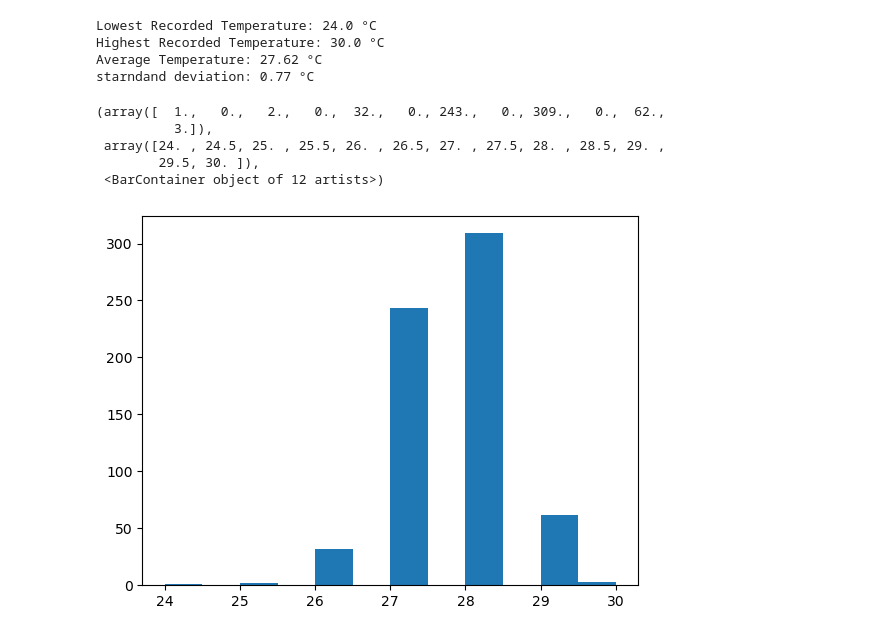
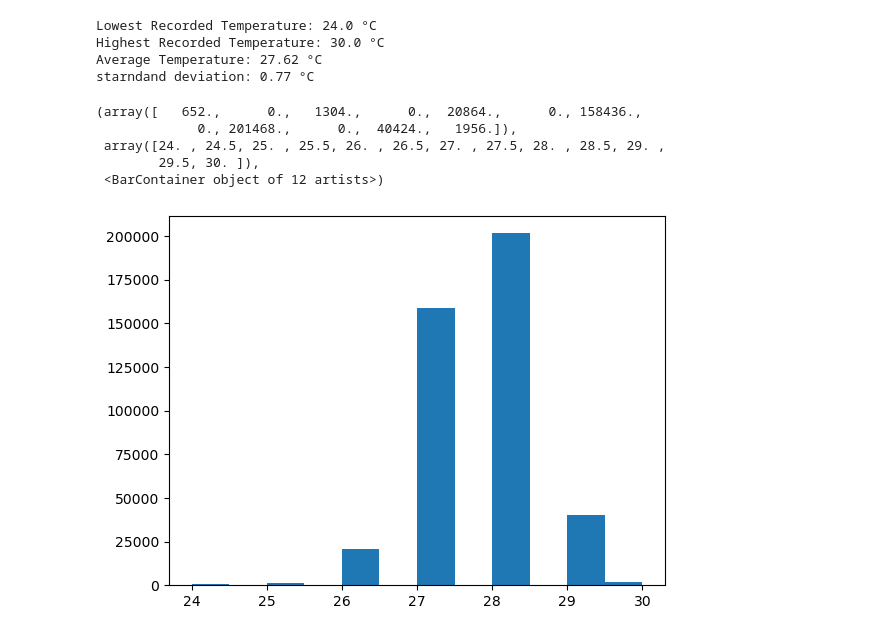
Before and after one commit to speedy-insect/Dataset-W, a Jupyter notebook: Py file/Aly.ipynb, the cells around one changed output. Saved outputs shown, nothing was run; the diff lists cells and outputs as text; code cells hidden in the pictures.

```diff
--- a/Py file/Aly.ipynb
+++ b/Py file/Aly.ipynb
@@ -108,0 +114,32 @@ A.head()
+# %%
+#this function filters the dataframe by parameter value
+def filter_parameters(df, location_name, parameter_value):
+    filtered_With_parameter = df[df['parameter'] == parameter_value]
+    filter_location = df[df['location_name'] == location_name]
+    filtered_df = filter_location.merge(filtered_With_parameter, on = ['location_name','parameter'])
+    return filtered_df
+
+# Function to analyze temperature data
+def analyze_temperature_data(data_frame):
+    highest_temperature = max(data_frame["value_x"])
+    lowest_temperature = min(data_frame["value_x"])
+    average_temperature = round(sum(data_frame["value_x"]) / len(data_frame["value_x"]), 2)
+    standard_deviation = round(np.std(data_frame["value_x"]), 2)
+
+    analysis_results = {
+        "Lowest Recorded Temperature": f"{lowest_temperature} °C",
+        "Highest Recorded Temperature": f"{highest_temperature} °C",
+        "Average Temperature": f"{average_temperature} °C",
+        "Standard Deviation": f"{standard_deviation} °C"
+    }
+
+    return analysis_results
+
+
+# Run the cell below to load the data and filter by parameter value
+Nyayo_Temp_ANSYS = filter_parameters(df_combined,"Nyayo Embakasi, Nairobi",'temperature')
+Nakuru_Temp_ANSYS = filter_parameters(df_combined,"Malkia, Nakuru (DBUSY3473 → ATQJXRNT)",'temperature')
+Hauptstraße_Temp_ANSYS = filter_parameters(df_combined,"Hauptstraße Oberstedten",'temperature')
+
+# see  the head of the filted data
+Hauptstraße_Temp_ANSYS.head()
@@ -109,24 +233,26 @@ A.head()
 # %%
 #get the highest and lowest temperatures recorded in a given period
-highest_temperature = max(A["value"])
-lowest_temperature = min(A["value"])
+highest_temperature = max(Nyayo_Temp_ANSYS["value_x"])
+lowest_temperature = min(Nyayo_Temp_ANSYS["value_x"])
 
 print(f'Lowest Recorded Temperature: {lowest_temperature} °C')
 print(f'Highest Recorded Temperature: {highest_temperature} °C')
 
-print(f'Average Temperature: {round(sum(A["value"])/len(A["value"]), 2)} °C')
-print(f'starndand deviation: {round(np.std(A["value"]), 2)} °C')
+print(f'Average Temperature: {round(sum(Nyayo_Temp_ANSYS["value_x"])/len(Nyayo_Temp_ANSYS["value_x"]), 2)} °C')
+print(f'starndand deviation: {round(np.std(Nyayo_Temp_ANSYS["value_x"]), 2)} °C')
 
 #plot a histogram of the temperature data
-plt.hist(A["value"], bins=12)
+plt.hist(Nyayo_Temp_ANSYS["value_x"], bins=12)
+
+#plot a graph of the temperature data aganist the time
 # %% [output]
 Lowest Recorded Temperature: 24.0 °C
 Highest Recorded Temperature: 30.0 °C
 Average Temperature: 27.62 °C
 starndand deviation: 0.77 °C
-(array([  1.,   0.,   2.,   0.,  32.,   0., 243.,   0., 309.,   0.,  62.,
-          3.]),
+(array([   652.,      0.,   1304.,      0.,  20864.,      0., 158436.,
+             0., 201468.,      0.,  40424.,   1956.]),
  array([24. , 24.5, 25. , 25.5, 26. , 26.5, 27. , 27.5, 28. , 28.5, 29. ,
         29.5, 30. ]),
  <BarContainer object of 12 artists>)
-[figure, old version]
+[figure, new version]
```
Also changed, not shown: parts of 14 cells of this notebook, 2 other files.
